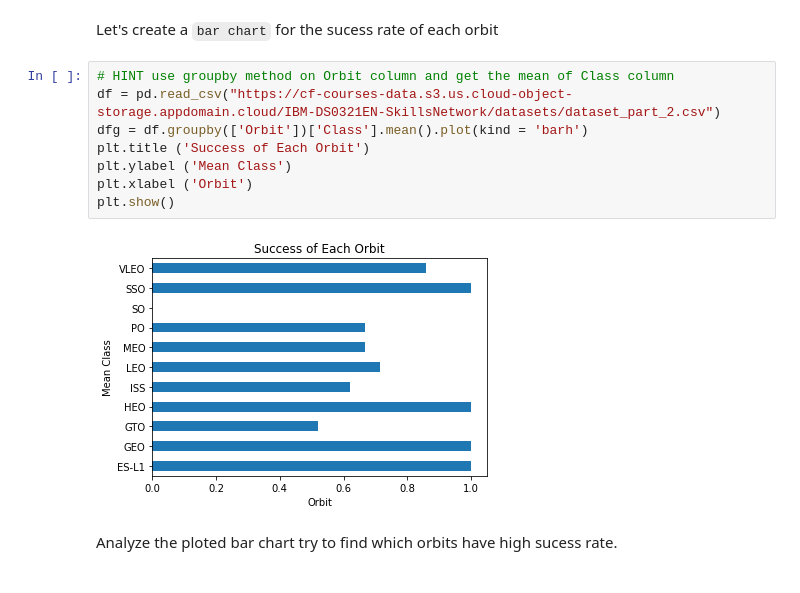
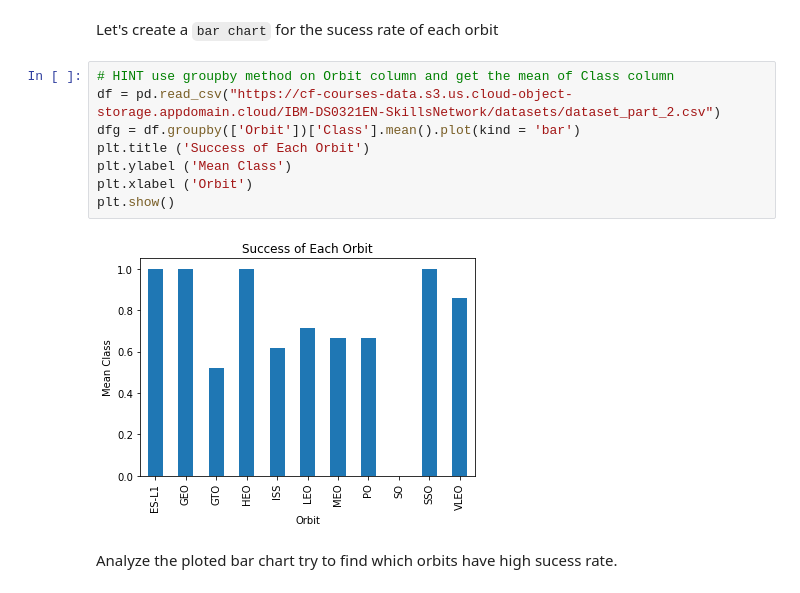
Before and after one commit to jbm1412/SpacexCapstone, a Jupyter notebook: EDA with Visualization Lab.ipynb, the cells around one changed output. Saved outputs shown, nothing was run; the diff lists cells and outputs as text.

```diff
--- a/EDA with Visualization Lab.ipynb
+++ b/EDA with Visualization Lab.ipynb
@@ -115,13 +115,13 @@ Let's create a `bar chart` for the sucess rate of each orbit
 # %%
 # HINT use groupby method on Orbit column and get the mean of Class column
 df = pd.read_csv("https://cf-courses-data.s3.us.cloud-object-storage.appdomain.cloud/IBM-DS0321EN-SkillsNetwork/datasets/dataset_part_2.csv")
-dfg = df.groupby(['Orbit'])['Class'].mean().plot(kind = 'barh')
+dfg = df.groupby(['Orbit'])['Class'].mean().plot(kind = 'bar')
 plt.title ('Success of Each Orbit')
 plt.ylabel ('Mean Class')
 plt.xlabel ('Orbit')
 plt.show()
 # %% [output]
-[figure, old version]
+[figure, new version]
 # %% [markdown]
 Analyze the ploted bar chart try to find which orbits have high sucess rate.
 # %% [markdown]
```
